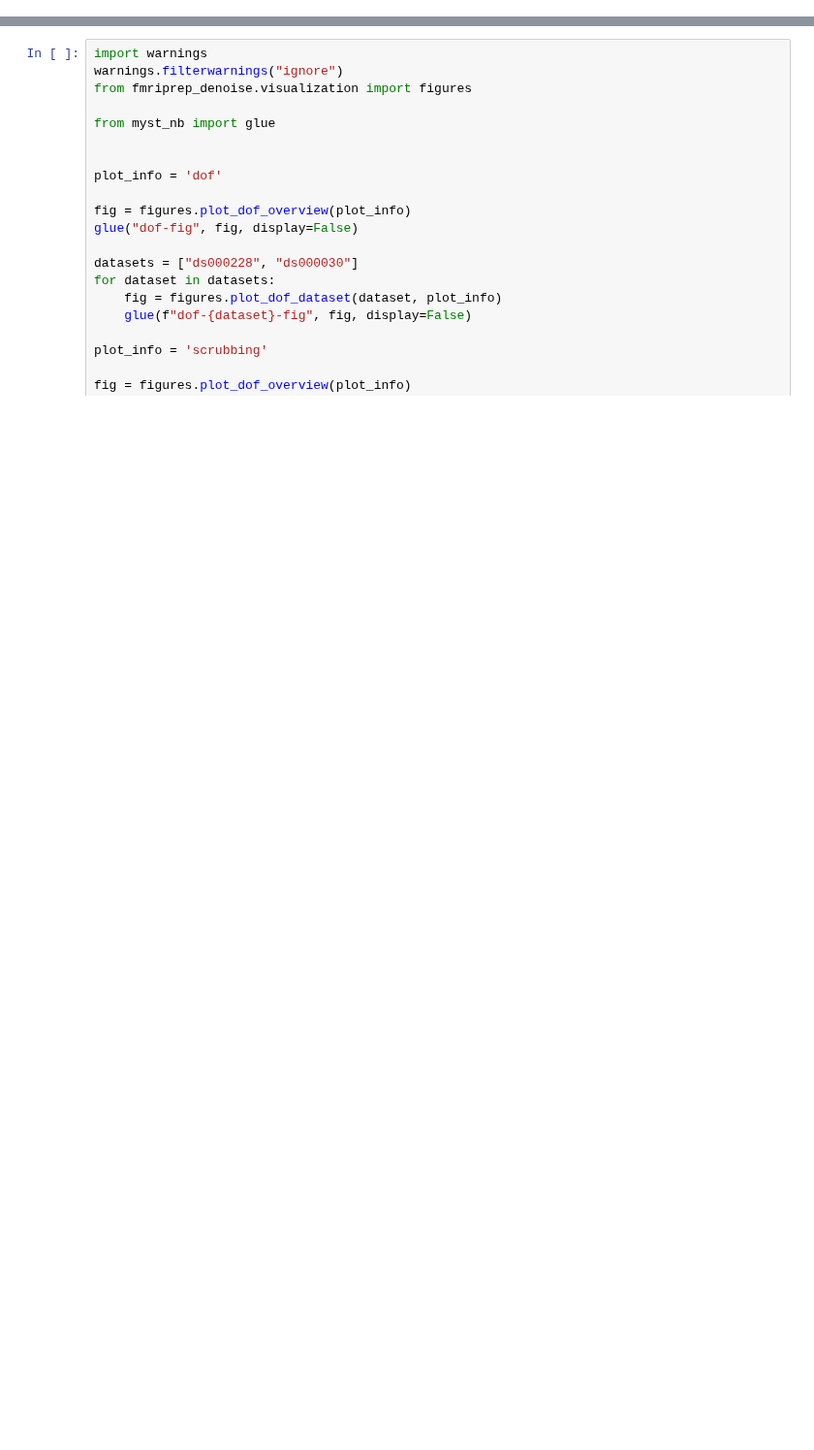
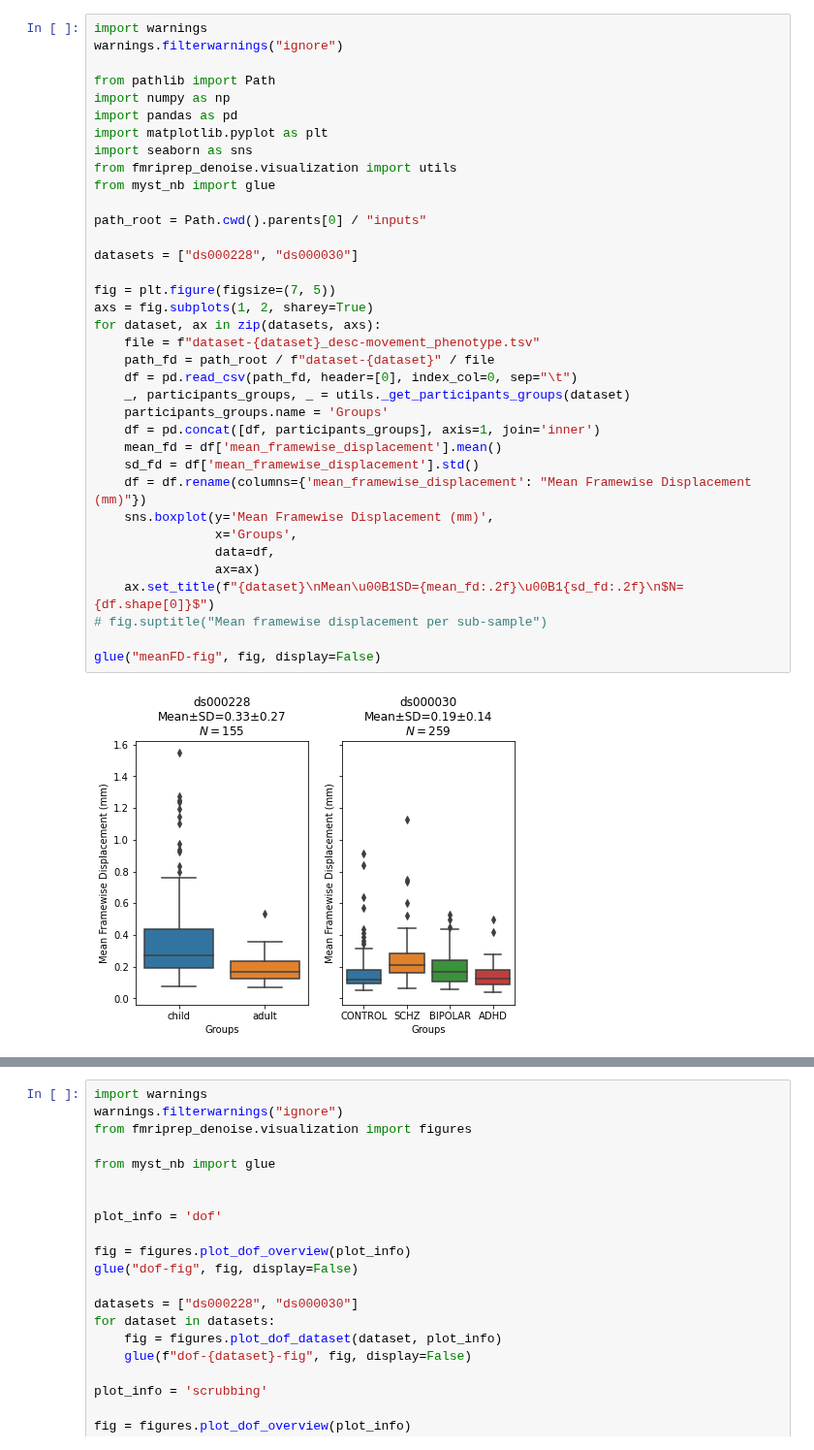
Before and after one commit to SIMEXP/fmriprep-denoise-benchmark, a Jupyter notebook: _sources/results.ipynb, the cells around one changed output, grey strips where cells are left out. Shown at 97% size. Cells and saved outputs as stored; diff of their text form; blank space fills up the shorter version.

```diff
--- a/_sources/results.ipynb
+++ b/_sources/results.ipynb
@@ -25,0 +8,38 @@ Mean framewise displacement of each dataset.
+# %%
+import warnings
+warnings.filterwarnings("ignore")
+
+from pathlib import Path
+import numpy as np
+import pandas as pd
+import matplotlib.pyplot as plt
+import seaborn as sns
+from fmriprep_denoise.visualization import utils
+from myst_nb import glue
+
+path_root = Path.cwd().parents[0] / "inputs"
+
+datasets = ["ds000228", "ds000030"]
+
+fig = plt.figure(figsize=(7, 5))
+axs = fig.subplots(1, 2, sharey=True)
+for dataset, ax in zip(datasets, axs):
+    file = f"dataset-{dataset}_desc-movement_phenotype.tsv"
+    path_fd = path_root / f"dataset-{dataset}" / file
+    df = pd.read_csv(path_fd, header=[0], index_col=0, sep="\t")
+    _, participants_groups, _ = utils._get_participants_groups(dataset)
+    participants_groups.name = 'Groups'
+    df = pd.concat([df, participants_groups], axis=1, join='inner')
+    mean_fd = df['mean_framewise_displacement'].mean()
+    sd_fd = df['mean_framewise_displacement'].std()
+    df = df.rename(columns={'mean_framewise_displacement': "Mean Framewise Displacement (mm)"})
+    sns.boxplot(y='Mean Framewise Displacement (mm)',
+                x='Groups',
+                data=df,
+                ax=ax)
+    ax.set_title(f"{dataset}\nMean\u00B1SD={mean_fd:.2f}\u00B1{sd_fd:.2f}\n$N={df.shape[0]}$")
+# fig.suptitle("Mean framewise displacement per sub-sample")
+
+glue("meanFD-fig", fig, display=False)
+# %% [output]
+[figure, added]
```
Also changed, not shown: parts of 7 cells of this notebook, 23 other files.
